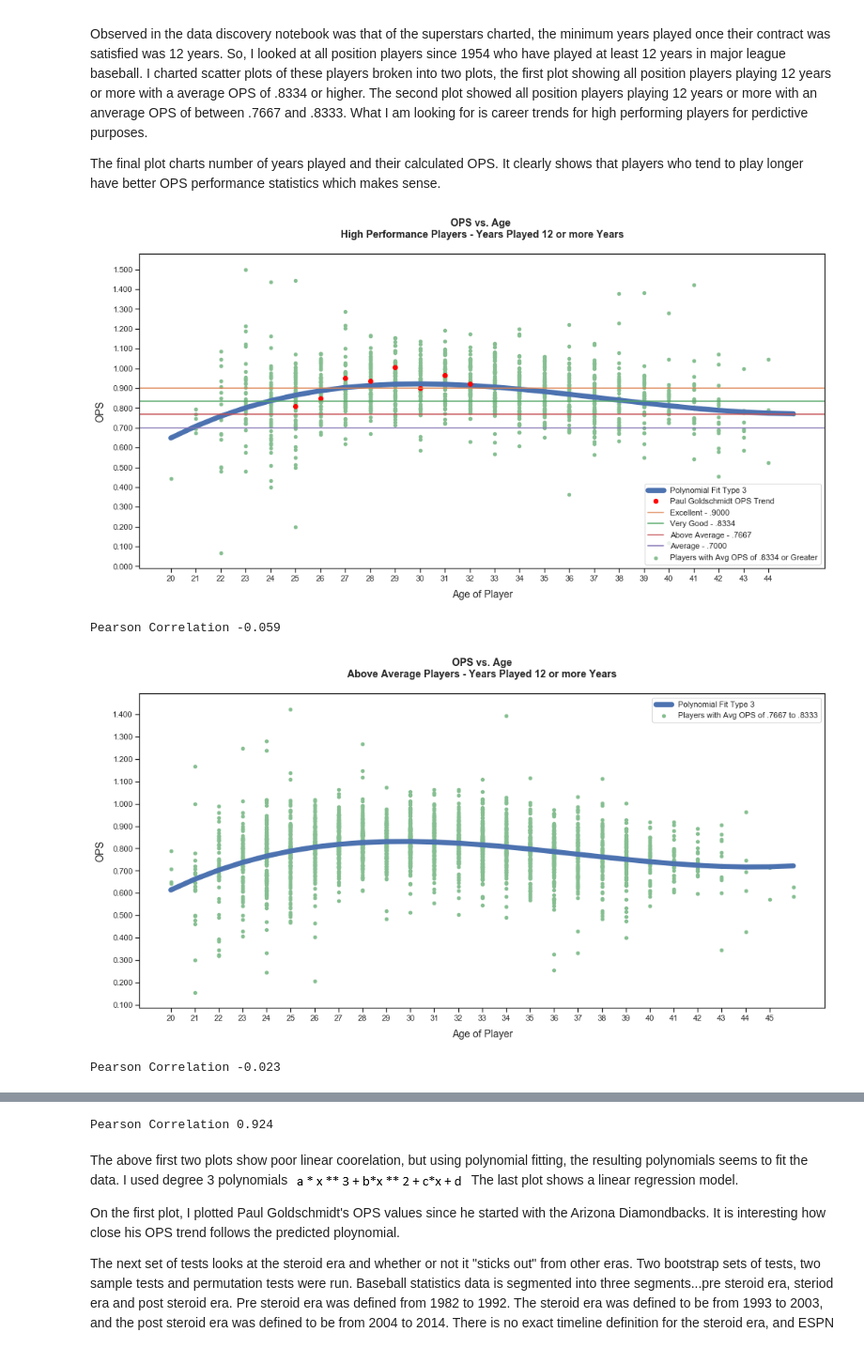
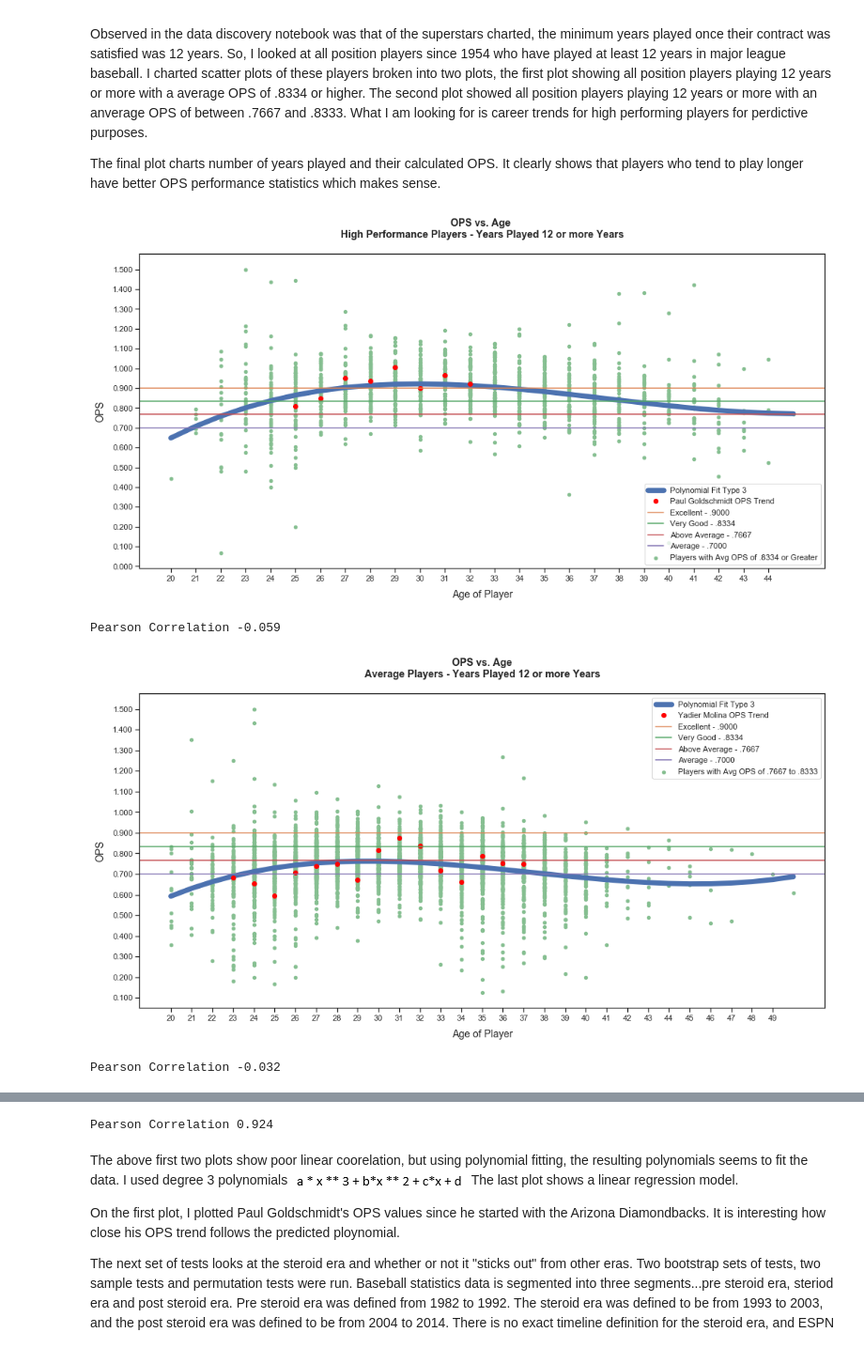
Before and after one commit to paulscheibal/SBDataScienceCert, a Jupyter notebook: CapstoneP1/Statistics/StatisticalAnalysisStory.ipynb, the cells around one changed output, grey strips where cells are left out. Shown at 94% size. Cells and saved outputs as stored; diff of their text form; code cells hidden in the pictures.

Commit message:
added yadier molina to plot

```diff
--- a/CapstoneP1/Statistics/StatisticalAnalysisStory.ipynb
+++ b/CapstoneP1/Statistics/StatisticalAnalysisStory.ipynb
@@ -579,7 +579,7 @@ The final plot charts number of years played and their calculated OPS.  It clear
 #
 #############################################################################################################
 #
-# Scatter plot for players playing for 12 or more years by OPS vs Age (.8334 AVG OPS or greater)
+# Scatter plot for players playing for 12 or more years by OPS vs Age (.8334 AVG OPS or greater) Paul Goldschmidt
 #
 dfps = df[df['playerID'] == 'goldspa01']
 xps = dfps.age
@@ -615,11 +615,16 @@ cov = myCovariance(sage,sops)
 pcorr = myPearson_Corr(cov, sage, sops)
 print('Pearson Correlation %.3f' % pcorr)
 
-# Scatter plot for players playing for 12 or more years by OPS vs Age
-dfplot = df[ (df['OPS_AVG'] >= .7667) & (df['OPS_AVG'] <= .8333) & (df['years_played'] >= 12) & (df['OPS'] <= 1.5) & (df['age'] >= 20)][['OPS','age']]
+
+# Scatter plot for players playing for 12 or more years by OPS vs Age  (average players) - Yadier Molina
+dfym = df[df['playerID'] == 'molinya01']
+xym = dfym.age
+yym = dfym.OPS
+
+dfplot = df[ (df['OPS_AVG'] >= .7000) & (df['OPS_AVG'] <= .7666) & (df['years_played'] >= 12) & (df['OPS'] <= 1.5) & (df['age'] >= 20)][['OPS','age']]
 dfplot.age = dfplot.age.round()
 ax = dfplot.plot(kind='scatter',x='age',y='OPS',color='#86bf91', figsize=(FSHZ,8), label='Players with Avg OPS of .7667 to .8333')
-ax.set_title('OPS vs. Age\nAbove Average Players - Years Played 12 or more Years\n', weight='bold', size=14)
+ax.set_title('OPS vs. Age\nAverage Players - Years Played 12 or more Years\n', weight='bold', size=14)
 ax.set_xlabel("Age of Player", labelpad=10, size=14)
 ax.set_ylabel("OPS", labelpad=10, size=14)
 for tick in ax.get_xticklabels():
@@ -635,6 +640,11 @@ type = 3
 coef,x,y = calc_poly(sage,sops,type)
 #dfxy = pd.DataFrame(xs,ys)
 plt.plot(x,y,label= 'Polynomial Fit Type %1.f' % type, linewidth=7)
+plt.plot(xym,yym,label='Yadier Molina OPS Trend', marker='.', linestyle='none',markersize=12,color='red')
+plb.axhline(.9000,c='C1',label='Excellent - .9000', color='#ff9999')
+plb.axhline(.8334,c='C2',label='Very Good - .8334', color='#66b3ff')
+plb.axhline(.7667,c='C3',label='Above Average - .7667', color='#99ff99')
+plb.axhline(.7000,c='C4',label='Average - .7000', color='#ffcc99')
 leg = plt.legend()
 plt.show()
 
@@ -643,35 +653,35 @@ pcorr = myPearson_Corr(cov, sage, sops)
 print('Pearson Correlation %.3f' % pcorr)
 
 #
 #  plot years played against OPS with polynomial
 #
 dfplot = df[(df['OPS'] <= 1.5)][['years_played','POS','H','BB','HBP','AB','SF','1B','2B','3B','HR']]
 dfplot = dfplot.groupby(['years_played']).sum()
 dfplot = dfplot.reset_index()
 dfplot = calc_ops(dfplot)
 dfplot = dfplot.reset_index()
 ax = dfplot.plot(kind='scatter',x='years_played',y='OPS',figsize=(15,8),linewidth=4,color='#86bf91', label='Years Played')
 ax.set_title('Combined OPS vs. Years Played\n',weight='bold', size=14)
 ax.set_xlabel("Years Played", labelpad=10, size=14)
 ax.set_ylabel("OPS", labelpad=10, size=14)
 ax.yaxis.set_major_formatter(mtick.StrMethodFormatter('{x:1.3f}'))
 syp = np.array(dfplot.years_played)
 sops = np.array(dfplot.OPS)
 plt.yticks(np.arange(.200,1.500,.050))
 plt.xticks(np.arange(min(syp), max(syp) + 1,1))
 type = 1
 coef,x,y = calc_poly(syp,sops,type)
 ax = plt.plot(x,y,label= 'Polynomial Fit Type %1.f' % type, linewidth=7)
 leg = plt.legend()
 plt.show()
 cov = myCovariance(syp,sops)
 pcorr = myPearson_Corr(cov, syp, sops)
 print('Pearson Correlation %.3f' % pcorr)
 # %% [output]
 [figure]
 Pearson Correlation -0.059
-[figure, old version]
+[figure, new version]
-Pearson Correlation -0.023
+Pearson Correlation -0.032
 [figure]
 Pearson Correlation 0.924
 # %% [markdown]
```
Also changed, not shown: parts of 1 cell of this notebook.
